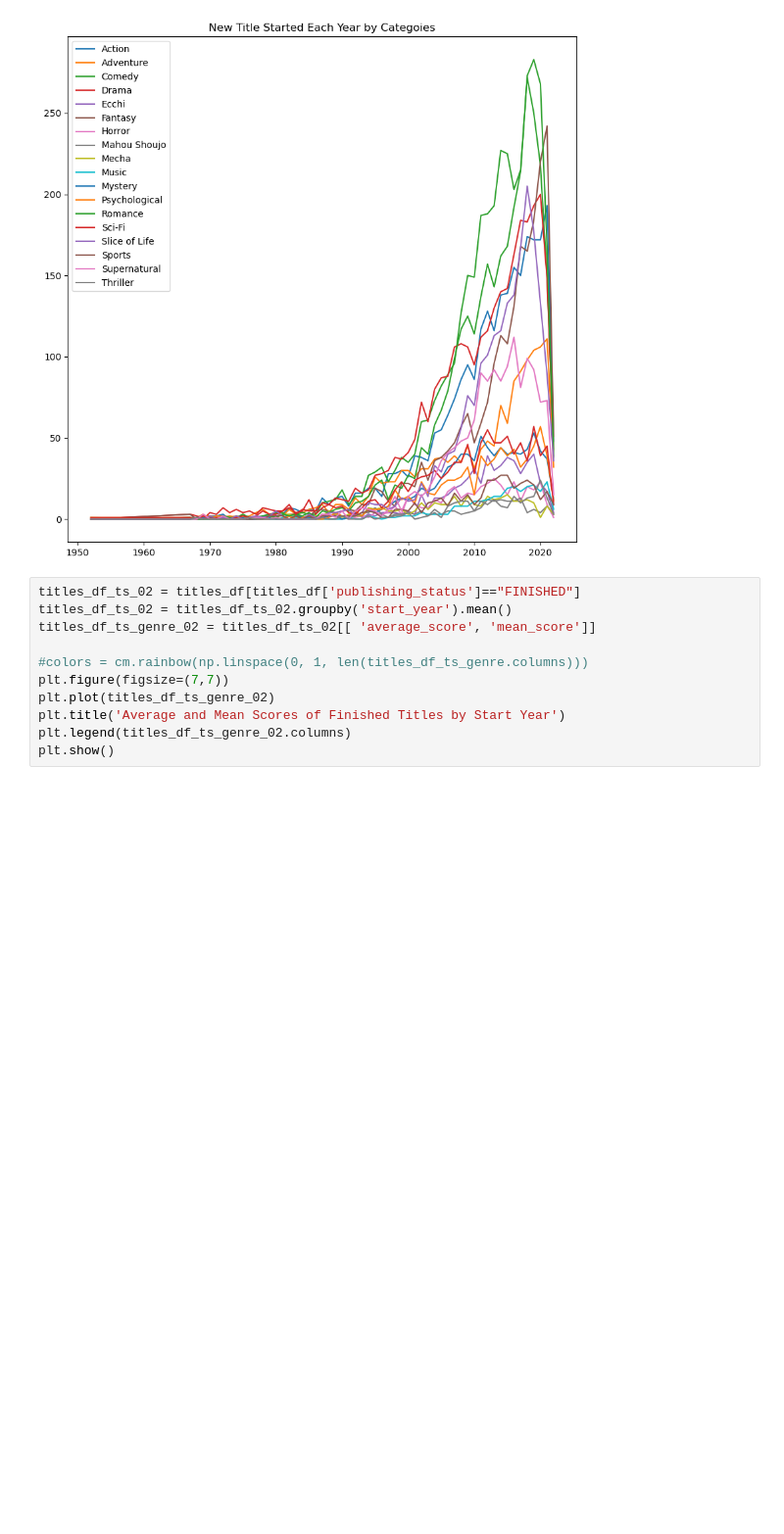
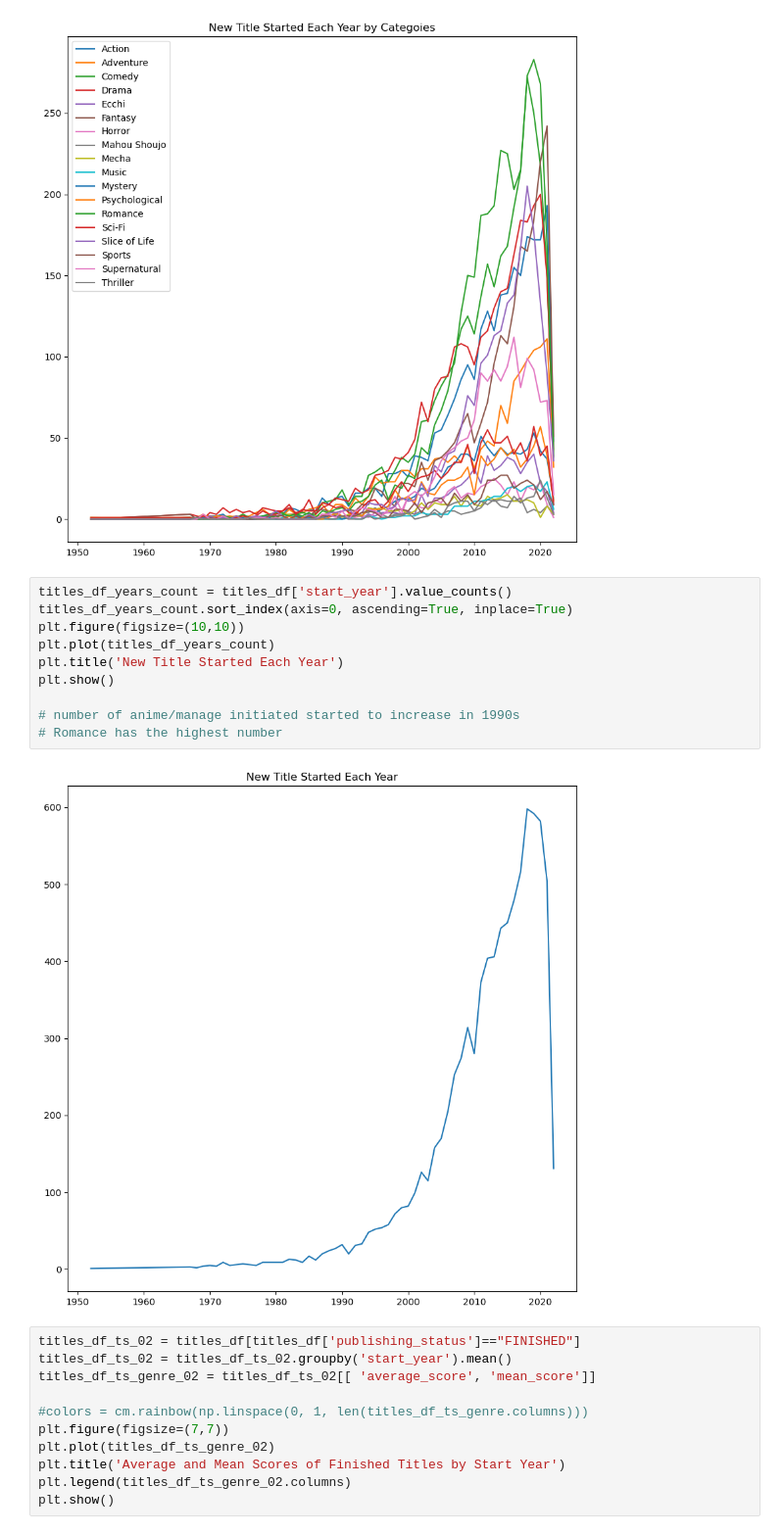
Before and after one commit to doyoung-umich/pj_otaku, a Jupyter notebook: Henry/henry_notebook_01.ipynb, the cells around one changed output. Shown at 98% size. Saved outputs shown, nothing was run; the diff lists cells and outputs as text; blank space fills up the shorter version.

```diff
--- a/Henry/henry_notebook_01.ipynb
+++ b/Henry/henry_notebook_01.ipynb
@@ -446,6 +437,18 @@ plt.show()
 # Romance has the highest number
 # %% [output]
 [figure]
+# %%
+titles_df_years_count = titles_df['start_year'].value_counts()
+titles_df_years_count.sort_index(axis=0, ascending=True, inplace=True)
+plt.figure(figsize=(10,10))
+plt.plot(titles_df_years_count)
+plt.title('New Title Started Each Year')
+plt.show()
+
+# number of anime/manage initiated started to increase in 1990s
+# Romance has the highest number
+# %% [output]
+[figure, added]
 # %%
 titles_df_ts_02 = titles_df[titles_df['publishing_status']=="FINISHED"]
 titles_df_ts_02 = titles_df_ts_02.groupby('start_year').mean()
```
Also changed, not shown: parts of 19 cells of this notebook.
